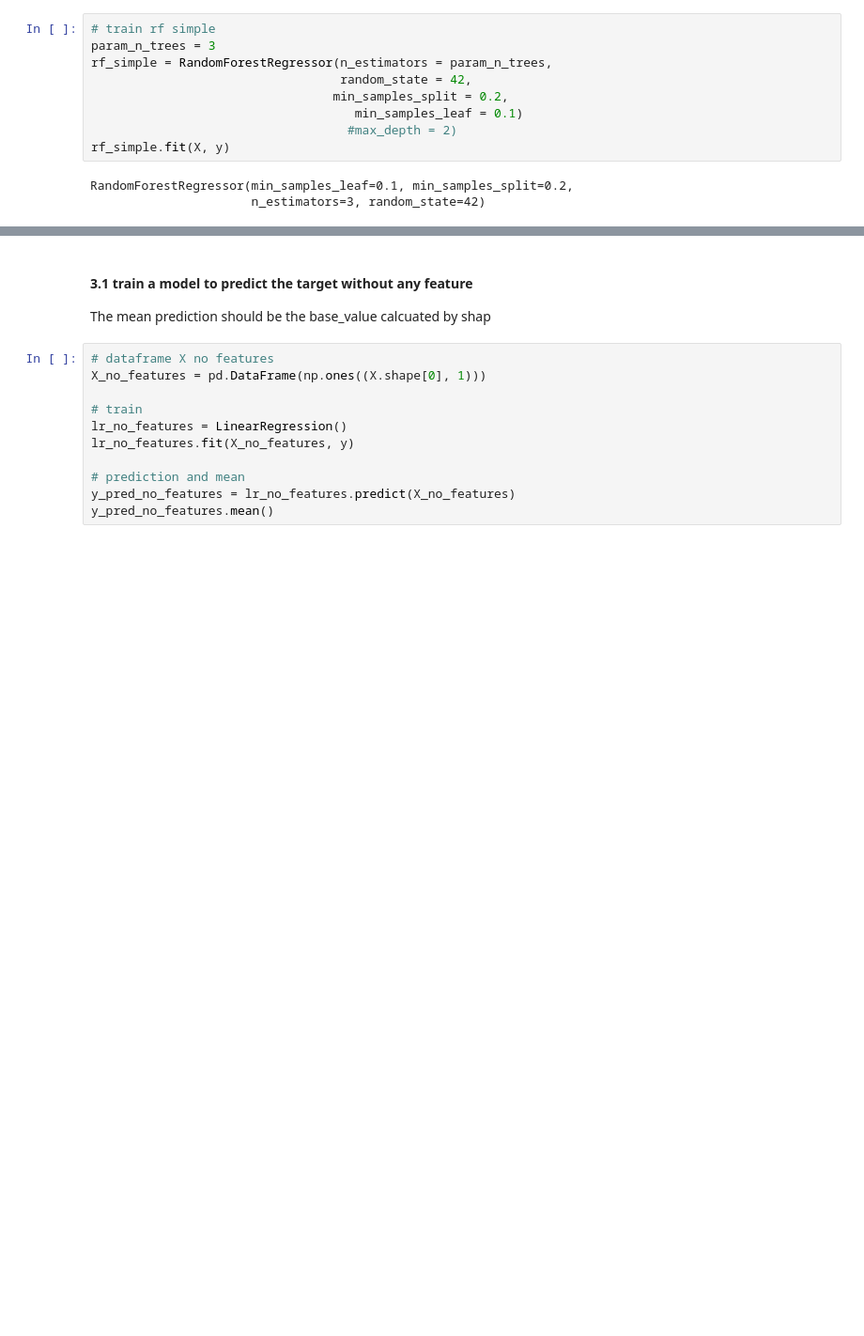
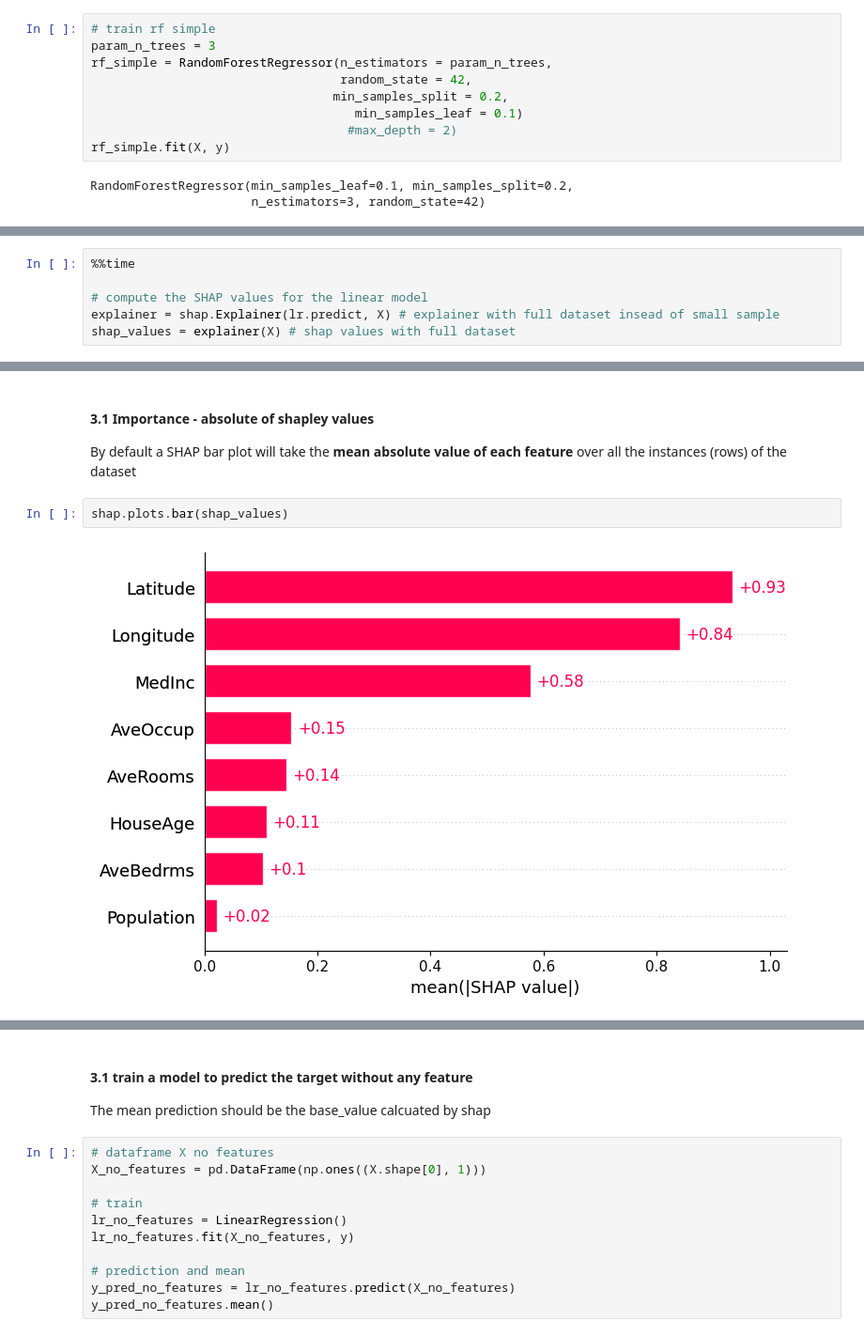
Before and after one commit to joseortegalabra/Explanaible-AI, a Jupyter notebook: 1_shap/3_shap_global_importance.ipynb, the cells around one changed output, grey strips where cells are left out. Shown at 94% size. Cells and saved outputs as stored; diff of their text form; blank space fills up the shorter version.

```diff
--- a/1_shap/2_shap_global_importance.ipynb
+++ b/1_shap/3_shap_global_importance.ipynb
@@ -124,0 +130,6 @@ RandomForestRegressor(min_samples_leaf=0.1, min_samples_split=0.2,
+# %%
+%%time
+
+# compute the SHAP values for the linear model
+explainer = shap.Explainer(lr.predict, X) # explainer with full dataset insead of small sample
+shap_values = explainer(X) # shap values with full dataset
@@ -124,0 +139,7 @@ RandomForestRegressor(min_samples_leaf=0.1, min_samples_split=0.2,
+# %% [markdown]
+#### 3.1 Importance - absolute of shapley values
+By default a SHAP bar plot will take the **mean absolute value of each feature** over all the instances (rows) of the dataset
+# %%
+shap.plots.bar(shap_values)
+# %% [output]
+[figure, added]
```
Also changed, not shown: parts of 5 cells of this notebook, 1 other file.
